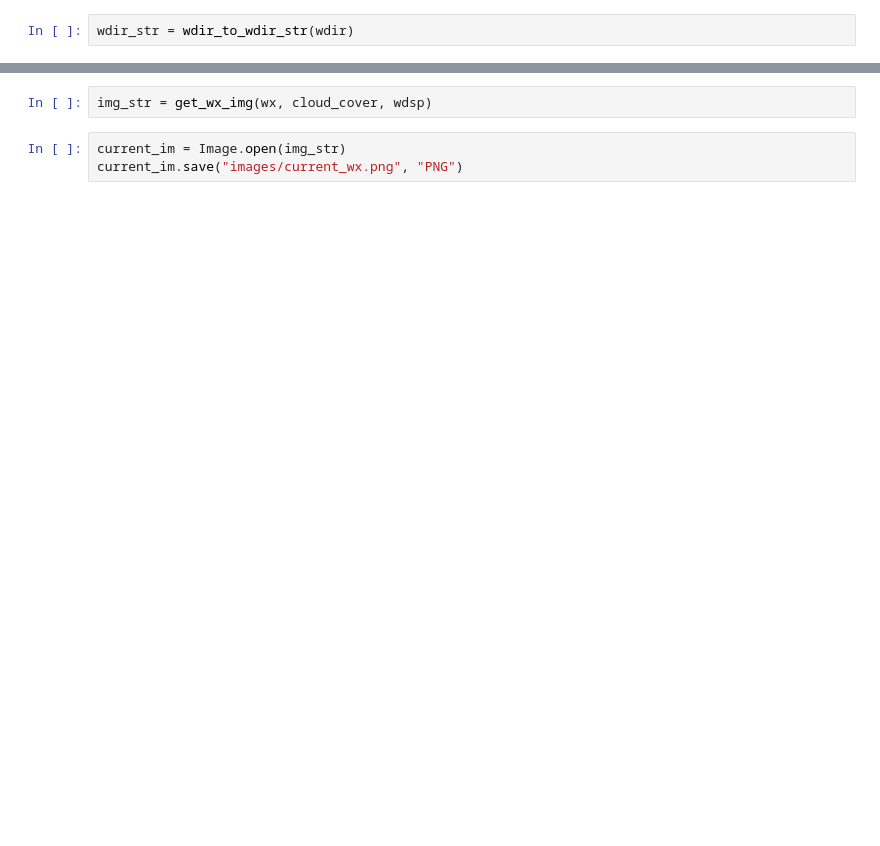
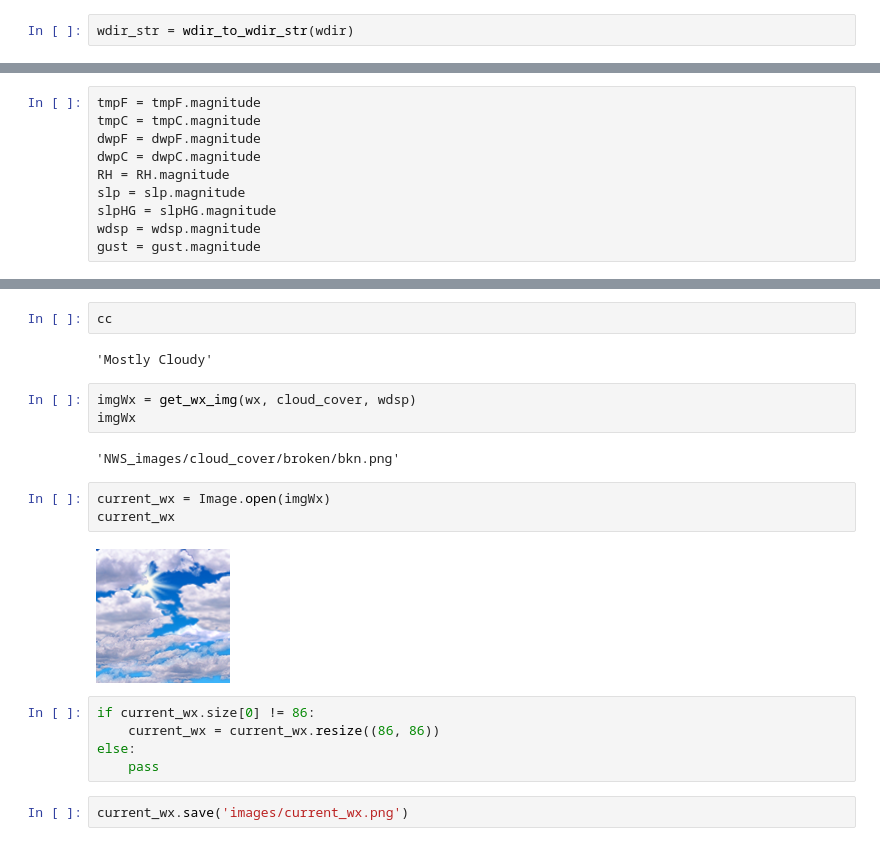
Before and after one commit to ktyle/DAESWeb, a Jupyter notebook: METAR.ipynb, the cells around one changed output, grey strips where cells are left out. Saved outputs shown, nothing was run; the diff lists cells and outputs as text; blank space fills up the shorter version.

```diff
--- a/METAR.ipynb
+++ b/METAR.ipynb
@@ -238,2 +246,12 @@ Sea-level Pressure: 1002.7000122070312 hPa
 Station Pressure nan inHG
 ----------------
+# %%
+tmpF = tmpF.magnitude
+tmpC = tmpC.magnitude
+dwpF = dwpF.magnitude
+dwpC = dwpC.magnitude
+RH = RH.magnitude
+slp = slp.magnitude
+slpHG = slpHG.magnitude
+wdsp = wdsp.magnitude
+gust = gust.magnitude
@@ -240,5 +293,21 @@ Station Pressure nan inHG
+# %%
+cc
+# %% [output]
+'Mostly Cloudy'
 # %%
-img_str = get_wx_img(wx, cloud_cover, wdsp)
+imgWx = get_wx_img(wx, cloud_cover, wdsp)
+imgWx
+# %% [output]
+'NWS_images/cloud_cover/broken/bkn.png'
+# %%
+current_wx = Image.open(imgWx)
+current_wx
+# %% [output]
+[figure, added]
+# %%
+if current_wx.size[0] != 86:
+    current_wx = current_wx.resize((86, 86))
+else:
+    pass
 # %%
-current_im = Image.open(img_str)
-current_im.save("images/current_wx.png", "PNG")
+current_wx.save('images/current_wx.png')
```
Also changed, not shown: parts of 19 cells of this notebook, 21 other files.
